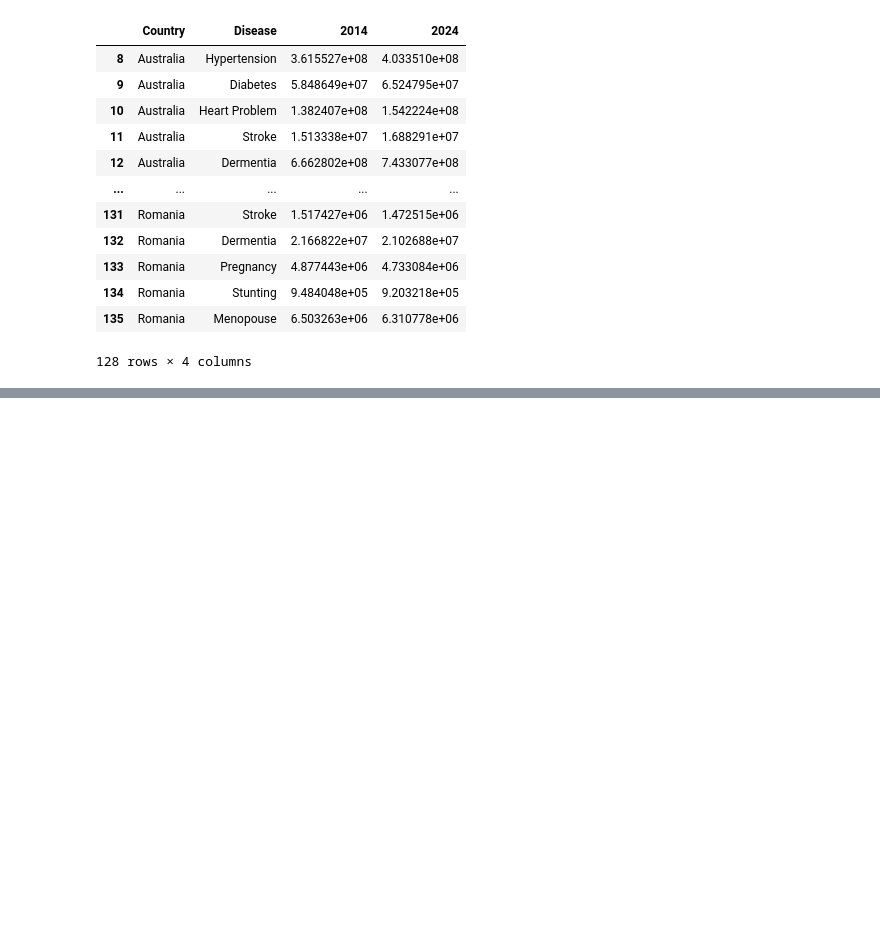
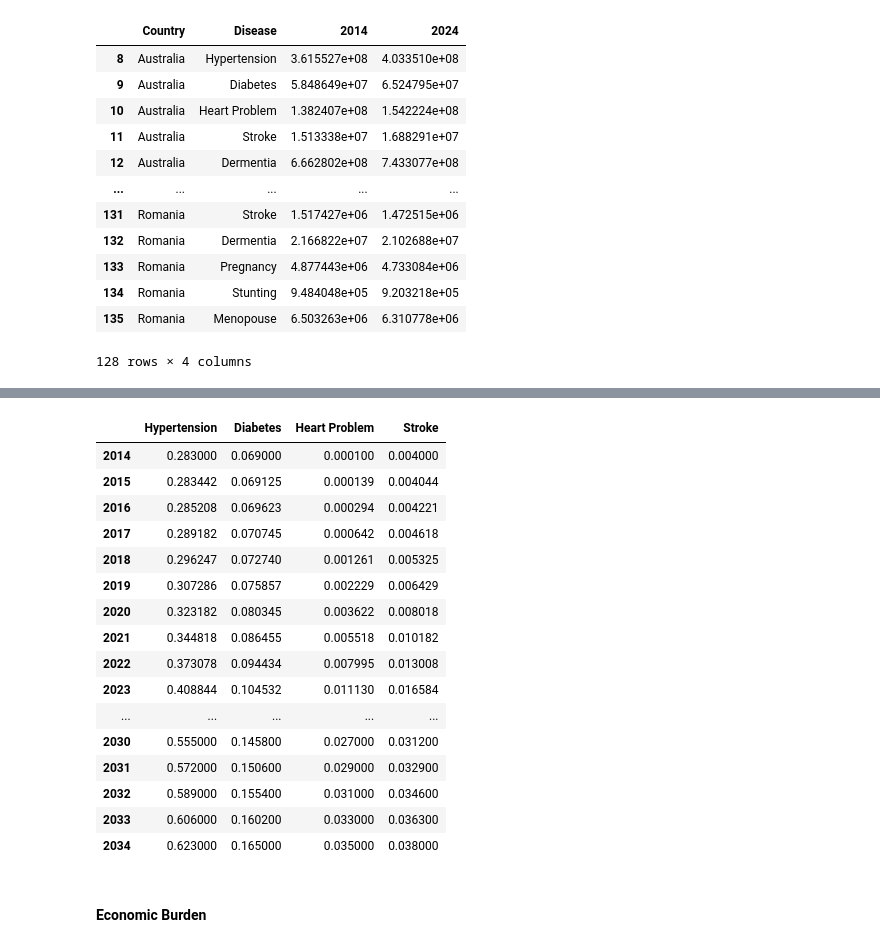
Before and after one commit to Gaia-Dental-Studio/GMed_Impact_Evaluation, a Jupyter notebook: eda.ipynb, the cells around one changed output, grey strips where cells are left out. Drawn from its saved outputs; the diff is of its cells as text; code cells hidden in the pictures; blank space fills up the shorter version.

```diff
--- a/eda.ipynb
+++ b/eda.ipynb
@@ -1768,0 +2054,3 @@ def extend_years_with_true_quadratic(transformed_df, projected_year, bump_streng
+# %%
+data_prevalence_increment = data_prevalence[['Disease','Growth']]
+data_prevalence_increment
@@ -1768,0 +2063,4 @@ def extend_years_with_true_quadratic(transformed_df, projected_year, bump_streng
+# %%
+# make data_prevalence_increment to be a dictionary
+data_prevalence_increment = data_prevalence_increment.set_index('Disease').T.to_dict('records')[0]
+data_prevalence_increment
@@ -1768,0 +2072,2 @@ def extend_years_with_true_quadratic(transformed_df, projected_year, bump_streng
+# %%
+data_prevalence = data_prevalence[['Country', 'Disease', 2014, 2024, 2034]]
@@ -1768,0 +2106,3 @@ def extend_years_with_true_quadratic(transformed_df, projected_year, bump_streng
+# %%
+data_prevalence.drop(columns=['Country', 2034], inplace=True)
+data_prevalence
@@ -1768,0 +2162,20 @@ def extend_years_with_true_quadratic(transformed_df, projected_year, bump_streng
+# %%
+final_df_quadratic
+# %% [output]
+|  | Hypertension | Diabetes | Heart Problem | Stroke |
+| 2014 | 0.283000 | 0.069000 | 0.000100 | 0.004000 |
+| 2015 | 0.283442 | 0.069125 | 0.000139 | 0.004044 |
+| 2016 | 0.285208 | 0.069623 | 0.000294 | 0.004221 |
+| 2017 | 0.289182 | 0.070745 | 0.000642 | 0.004618 |
+| 2018 | 0.296247 | 0.072740 | 0.001261 | 0.005325 |
+| 2019 | 0.307286 | 0.075857 | 0.002229 | 0.006429 |
+| 2020 | 0.323182 | 0.080345 | 0.003622 | 0.008018 |
+| 2021 | 0.344818 | 0.086455 | 0.005518 | 0.010182 |
+| 2022 | 0.373078 | 0.094434 | 0.007995 | 0.013008 |
+| 2023 | 0.408844 | 0.104532 | 0.011130 | 0.016584 |
+| ... | ... | ... | ... | ... |
+| 2030 | 0.555000 | 0.145800 | 0.027000 | 0.031200 |
+| 2031 | 0.572000 | 0.150600 | 0.029000 | 0.032900 |
+| 2032 | 0.589000 | 0.155400 | 0.031000 | 0.034600 |
+| 2033 | 0.606000 | 0.160200 | 0.033000 | 0.036300 |
+| 2034 | 0.623000 | 0.165000 | 0.035000 | 0.038000 |
@@ -1768,0 +2202,2 @@ def extend_years_with_true_quadratic(transformed_df, projected_year, bump_streng
+# %% [markdown]
+#### Economic Burden
```
Also changed, not shown: parts of 64 cells of this notebook, 9 other files.
